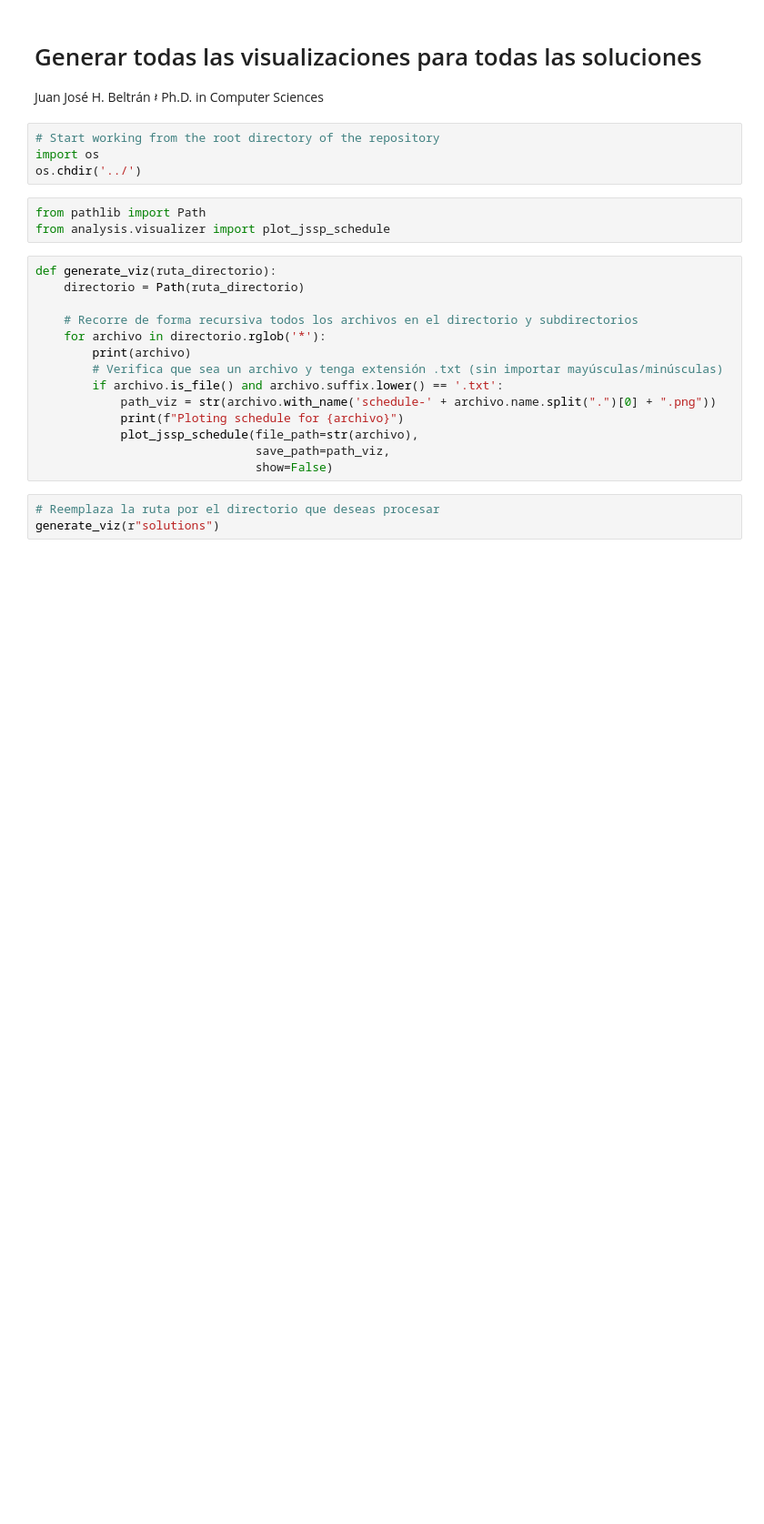
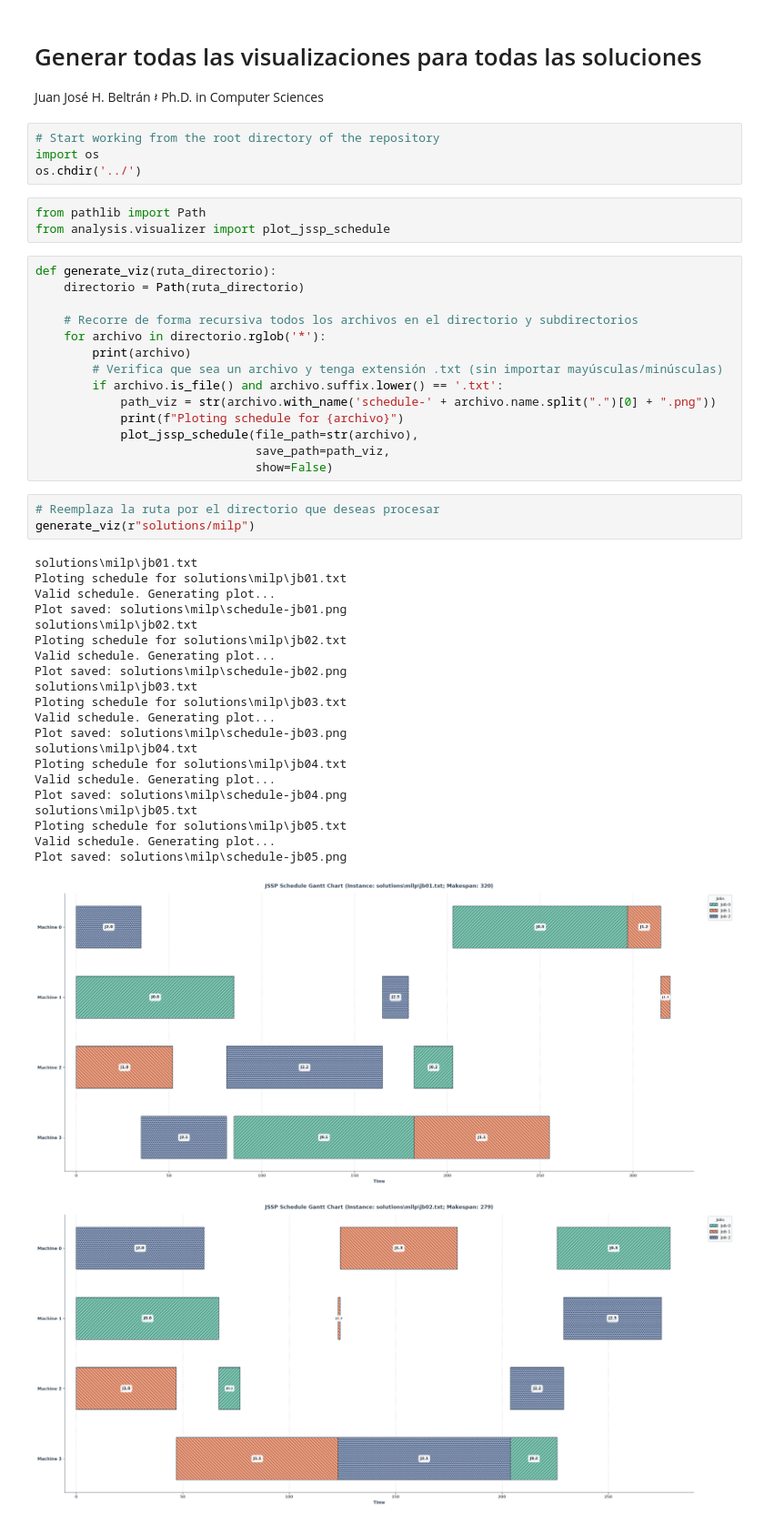
Before and after one commit to juanjo-bltrn/tc6001-jssp, a Jupyter notebook: analysis/generate-viz.ipynb, the cells around one changed output. Shown at 91% size. Drawn from its saved outputs; the diff is of its cells as text; blank space fills up the shorter version.

Commit message:
Implemented MILP solver

```diff
--- a/analysis/generate-viz.ipynb
+++ b/analysis/generate-viz.ipynb
@@ -25,4 +25,27 @@ def generate_viz(ruta_directorio):
                                show=False)
 # %%
 # Reemplaza la ruta por el directorio que deseas procesar
-generate_viz(r"solutions")
+generate_viz(r"solutions/milp")
+# %% [output]
+solutions\milp\jb01.txt
+Ploting schedule for solutions\milp\jb01.txt
+Valid schedule. Generating plot...
+Plot saved: solutions\milp\schedule-jb01.png
+solutions\milp\jb02.txt
+Ploting schedule for solutions\milp\jb02.txt
+Valid schedule. Generating plot...
+Plot saved: solutions\milp\schedule-jb02.png
+solutions\milp\jb03.txt
+Ploting schedule for solutions\milp\jb03.txt
+Valid schedule. Generating plot...
+Plot saved: solutions\milp\schedule-jb03.png
+solutions\milp\jb04.txt
+Ploting schedule for solutions\milp\jb04.txt
+Valid schedule. Generating plot...
+Plot saved: solutions\milp\schedule-jb04.png
+solutions\milp\jb05.txt
+Ploting schedule for solutions\milp\jb05.txt
+Valid schedule. Generating plot...
+Plot saved: solutions\milp\schedule-jb05.png
+[figure, added]
+[figure, added]
```
Also changed, not shown: parts of 1 cell of this notebook, 3 other files.
